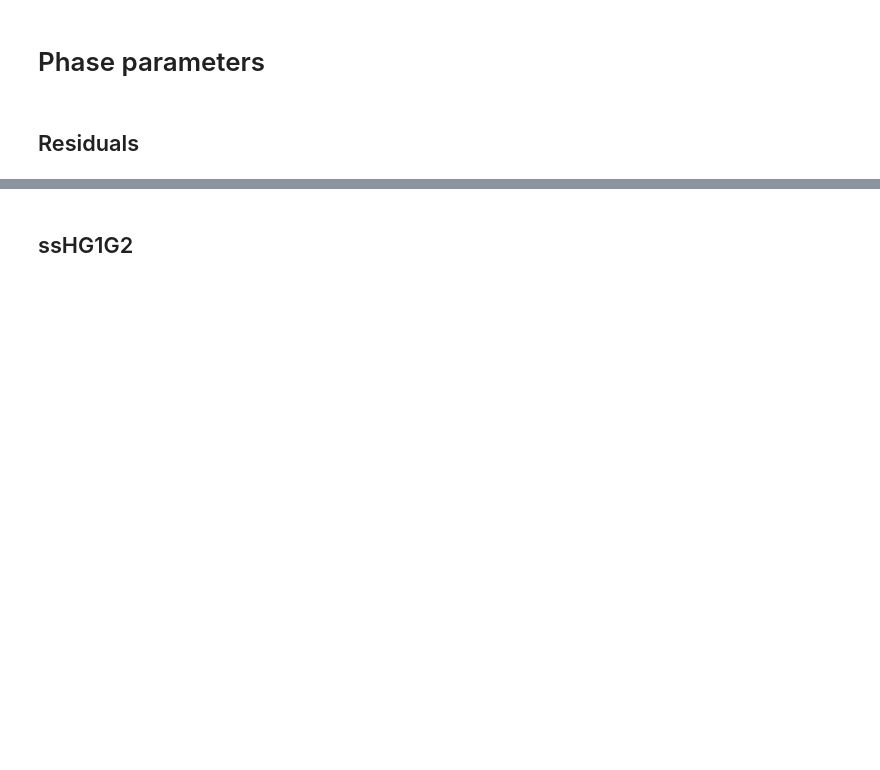
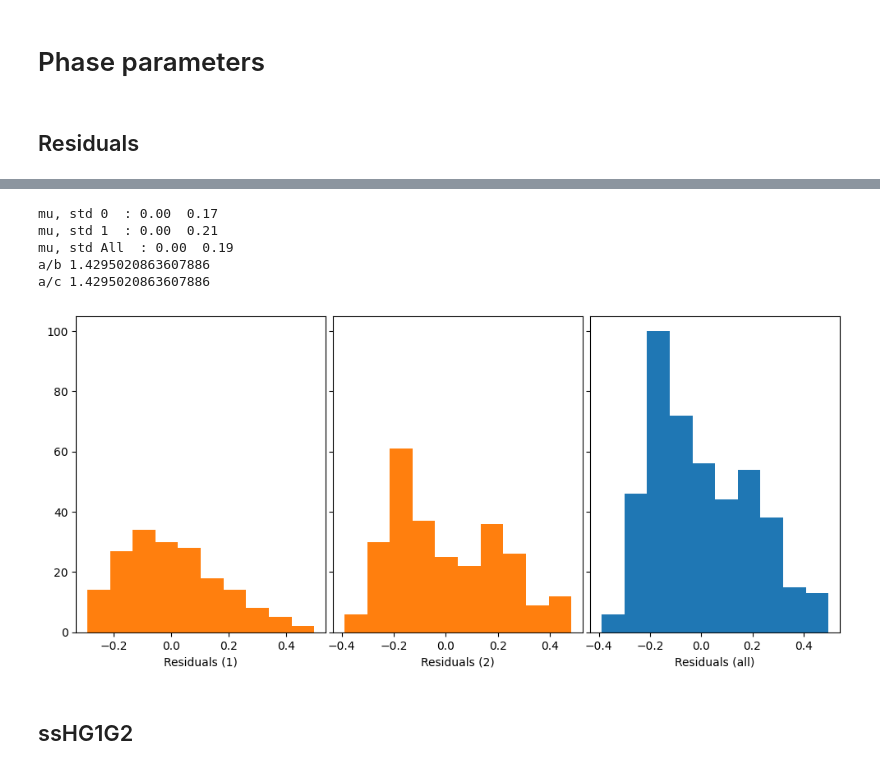
Before and after one commit to astrolabsoftware/fink-spins, a Jupyter notebook: notebooks/periods/z_test_sidereal.ipynb, the cells around one changed output, grey strips where cells are left out. Cells and saved outputs as stored; diff of their text form; code cells hidden in the pictures; blank space fills up the shorter version.

```diff
--- a/notebooks/periods/z_test_sidereal.ipynb
+++ b/notebooks/periods/z_test_sidereal.ipynb
@@ -944,3 +938,34 @@ Text(0, 0.5, 'Residual (mag)')
+# %%
+fig, ax = plt.subplots(1, 3, figsize=(12, 5), sharey=True, gridspec_kw={"wspace": 0.03})
+
+for i,filtnum in enumerate(pdf["i:fid"].unique()):
+    cond = pdf["i:fid"] == filtnum
+    ax[i].hist(pdf["residuals"][cond], )
+    ax[i].hist(pdf["residuals"][cond], )
+    ax[i].set_xlabel(f"Residuals ({filtnum})")
+    print( f'mu, std {i}  : {np.mean(pdf["residuals"][cond]):.2f}  {np.std(pdf["residuals"][cond]):.2f}' )
+
+ax[2].hist(pdf["residuals"], )
+ax[2].set_xlabel(f"Residuals (all)")
+
+
+print( f'mu, std All  : {np.mean(pdf["residuals"]):.2f}  {np.std(pdf["residuals"]):.2f}' )
+
+amp = np.std(pdf["residuals"])
+a_b = 10**(0.4*(amp*2))
+a_c = (a_b+1)/(2*fit_shg1g2["R"])
+if a_c>a_b:
+    a_c=a_b
+
+print( 'a/b', a_b )
+print( 'a/c', a_c )
+# %% [output]
+mu, std 0  : 0.00  0.17
+mu, std 1  : 0.00  0.21
+mu, std All  : 0.00  0.19
+a/b 1.4295020863607886
+a/c 1.4295020863607886
+[figure, added]
 # %% [markdown]
 ## ssHG1G2
 # %%
```
Also changed, not shown: parts of 16 cells of this notebook.
